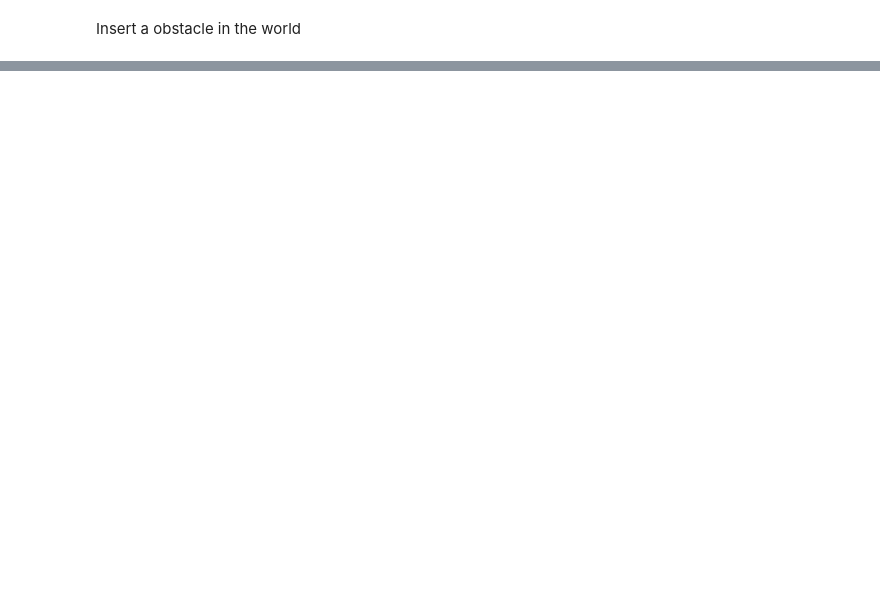
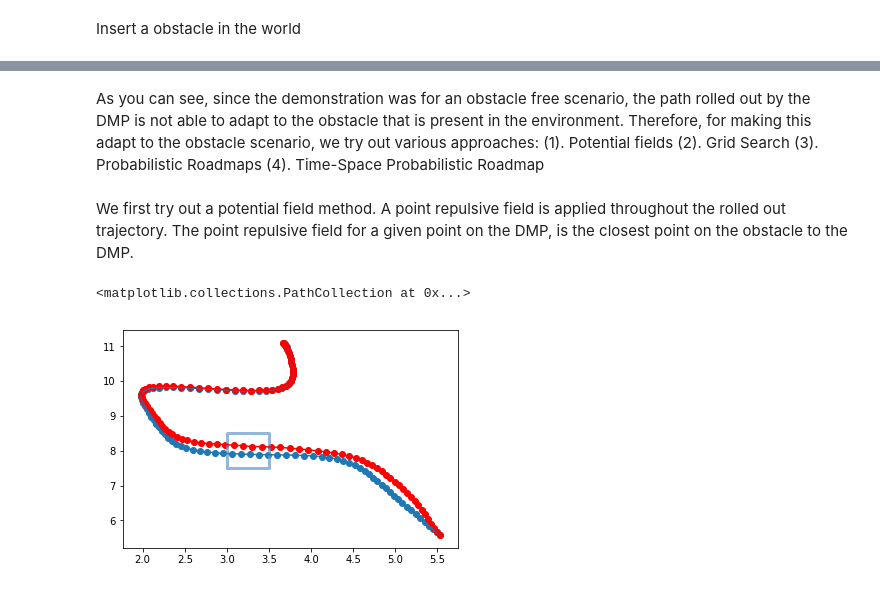
Before and after one commit to gutsy-robot/pydmps, a Jupyter notebook: pydmps/dmp_obstacle_avoidance_algo.ipynb, the cells around one changed output, grey strips where cells are left out. Cells and saved outputs as stored; diff of their text form; code cells hidden in the pictures; blank space fills up the shorter version.

Commit message:
added potential field methods

```diff
--- a/pydmps/dmp_obstacle_avoidance_algo.ipynb
+++ b/pydmps/dmp_obstacle_avoidance_algo.ipynb
@@ -79,0 +95,20 @@ plt.plot(ob_x, ob_y, color='#6699cc', alpha=0.7, linewidth=3, solid_capstyle='ro
+# %% [markdown]
+As you can see, since the demonstration was for an obstacle free scenario, the path rolled out by the DMP is not able to adapt to the obstacle that is present in the environment. Therefore, for making this adapt to the obstacle scenario, we try out various approaches: (1). Potential fields (2). Grid Search (3). Probabilistic Roadmaps (4). Time-Space Probabilistic Roadmap
+# %% [markdown]
+We first try out a potential field method. A point repulsive field is applied throughout the rolled out trajectory. The point repulsive field for a given point on the DMP, is the closest point on the obstacle to the DMP.
+# %%
+from utils import avoid_obstacles
+
+y_track_pot, dy_track_pot, ddy_track_pot, s = dmp.rollout(obstacles=[obstacle], external_force=avoid_obstacles)
+
+
+plt.plot(ob_x, ob_y, color='#6699cc', alpha=0.7, linewidth=3, solid_capstyle='round', zorder=2)
+
+plt.plot(y_track_nc[:, 0], y_track_nc[:, 1])
+plt.scatter(y_track_nc[:, 0], y_track_nc[:, 1])
+
+plt.plot(y_track_pot[:, 0], y_track_pot[:, 1], color='r')
+plt.scatter(y_track_pot[:, 0], y_track_pot[:, 1], color='r')
+# %% [output]
+<matplotlib.collections.PathCollection at 0x...>
+[figure, added]
```
Also changed, not shown: parts of 8 cells of this notebook.
